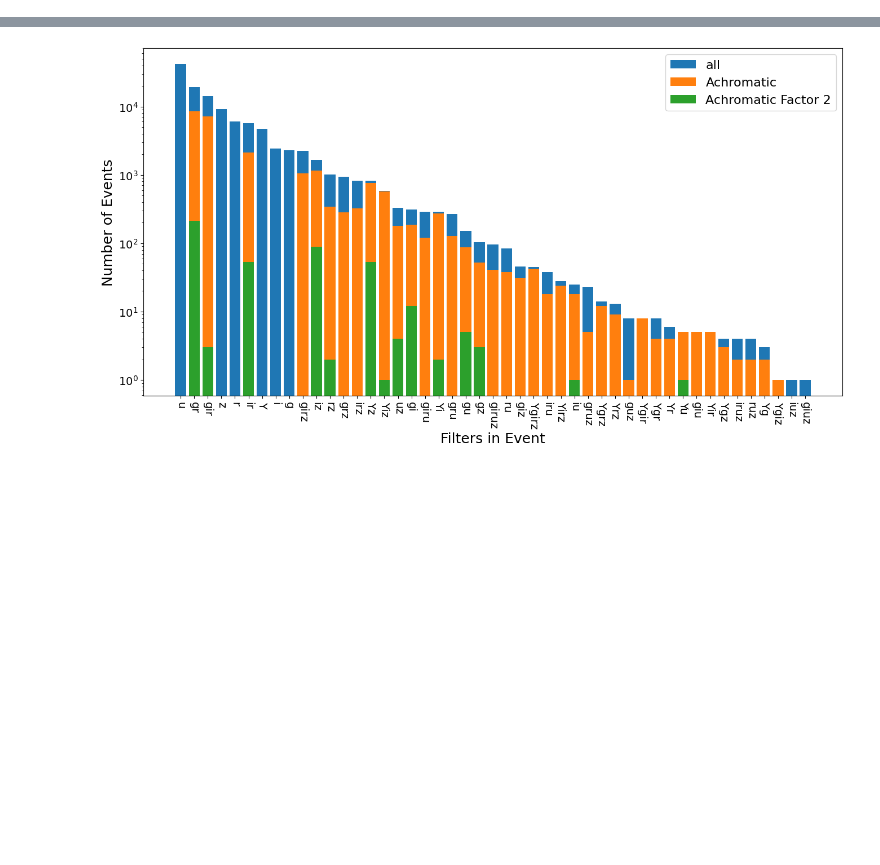
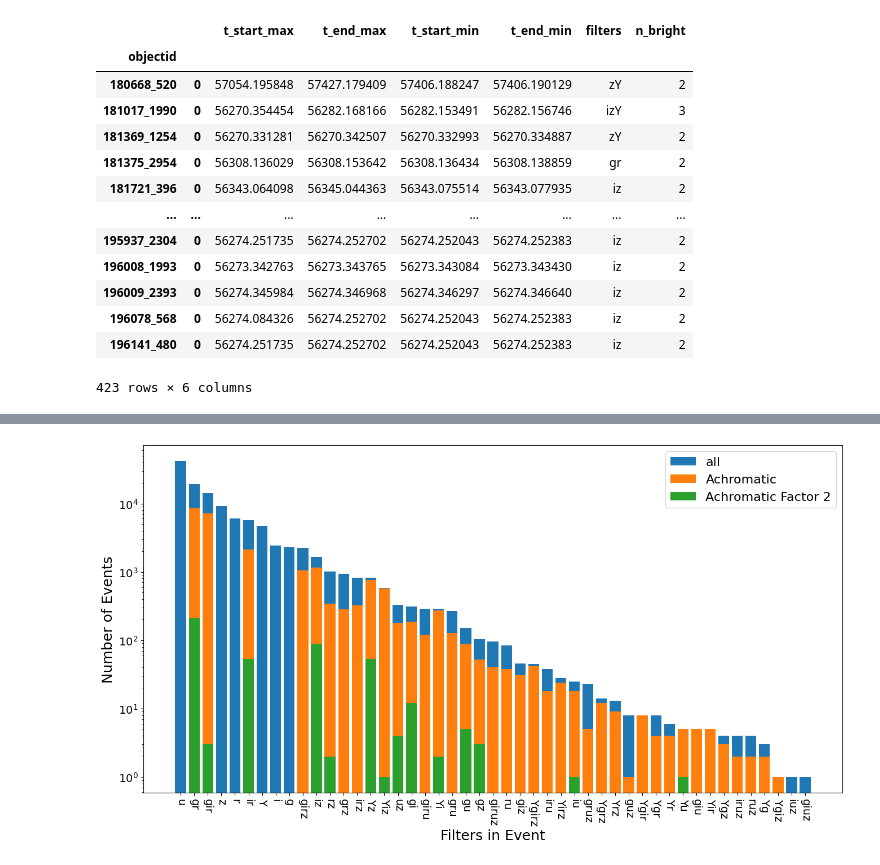
Before and after one commit to adriansh95/StringMicrolensing, a Jupyter notebook: analyze_nsc_lensing_candidates.ipynb, the cells around one changed output, grey strips where cells are left out. Drawn from its saved outputs; the diff is of its cells as text; code cells hidden in the pictures; blank space fills up the shorter version.

```diff
--- a/analyze_nsc_lensing_candidates.ipynb
+++ b/analyze_nsc_lensing_candidates.ipynb
@@ -146,3 +141,22 @@ n_samples_achrom2.index.name = "objectid"
 results_df_achrom2 = results_df_achrom2.assign(achromatic=results_df_achrom2["filters"].apply(lambda x: len(set(x)) > 1),
                                                multiplicity_2=results_df_achrom2["filters"].apply(is_multichromatic),
                                                n_bright=results_df_achrom2["filters"].apply(lambda x: len(x)))
+# %%
+new_df = results_df_achrom2.drop(columns=["achromatic", "multiplicity_2"])
+# %%
+new_df.groupby(level=0).filter(lambda x: len(x) == 1)
+# %% [output]
+|  |  | t_start_max | t_end_max | t_start_min | t_end_min | filters | n_bright |
+| objectid |  |  |  |  |  |  |  |
+| 180668_520 | 0 | 57054.195848 | 57427.179409 | 57406.188247 | 57406.190129 | zY | 2 |
+| 181017_1990 | 0 | 56270.354454 | 56282.168166 | 56282.153491 | 56282.156746 | izY | 3 |
+| 181369_1254 | 0 | 56270.331281 | 56270.342507 | 56270.332993 | 56270.334887 | zY | 2 |
+| 181375_2954 | 0 | 56308.136029 | 56308.153642 | 56308.136434 | 56308.138859 | gr | 2 |
+| 181721_396 | 0 | 56343.064098 | 56345.044363 | 56343.075514 | 56343.077935 | iz | 2 |
+| ... | ... | ... | ... | ... | ... | ... | ... |
+| 195937_2304 | 0 | 56274.251735 | 56274.252702 | 56274.252043 | 56274.252383 | iz | 2 |
+| 196008_1993 | 0 | 56273.342763 | 56273.343765 | 56273.343084 | 56273.343430 | iz | 2 |
+| 196009_2393 | 0 | 56274.345984 | 56274.346968 | 56274.346297 | 56274.346640 | iz | 2 |
+| 196078_568 | 0 | 56274.084326 | 56274.252702 | 56274.252043 | 56274.252383 | iz | 2 |
+| 196141_480 | 0 | 56274.251735 | 56274.252702 | 56274.252043 | 56274.252383 | iz | 2 |
+423 rows × 6 columns
```
Also changed, not shown: parts of 2 cells of this notebook, 1 other file.
